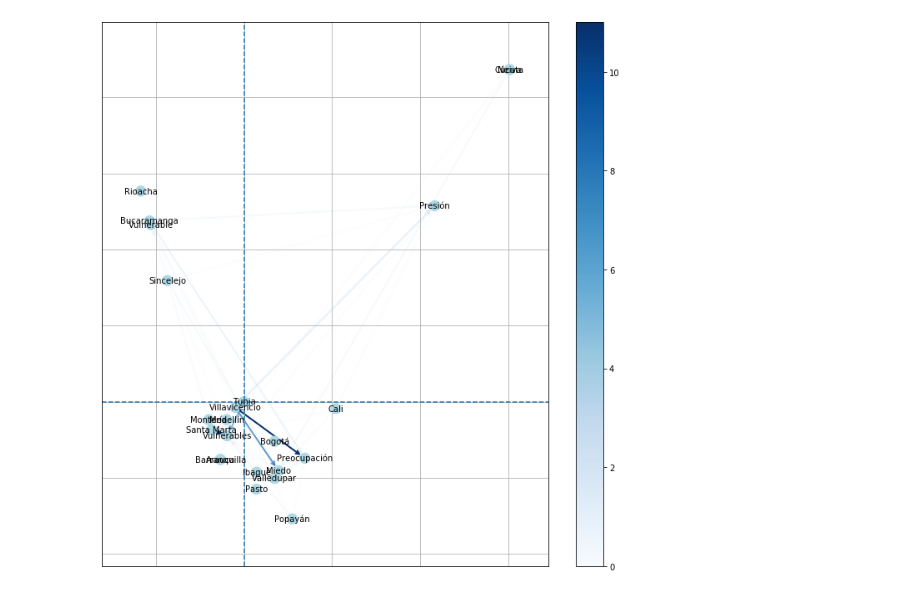
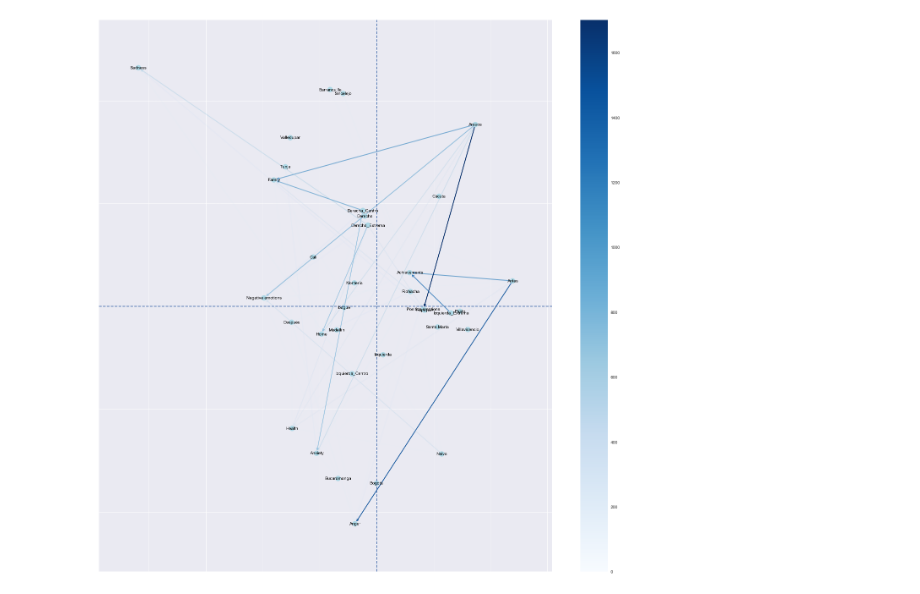
Before and after one commit to Yagwar/observatorio, a Jupyter notebook: Covid-alcs/grafos_py.ipynb, the cells around one changed output. Cells and saved outputs as stored; diff of their text form; code cells hidden in the pictures.

```diff
--- a/Covid-alcs/grafos_py.ipynb
+++ b/Covid-alcs/grafos_py.ipynb
@@ -23 +9,9 @@ dat_ansiedad
+# %%
+# tabl_lex_alcaldes=pd.read_csv("tabl_lex_alcaldes_categorias.csv", encoding="latin1", index_col=0)
+# tabl_lex_alcaldes=tabl_lex_alcaldes.groupby('Category').sum()
+tabl_lex_alcaldes=pd.read_csv("lex_cont_tbl_output_R.csv", encoding="UTF8", index_col=0)
+# %%
+edges_alcaldes=tabl_lex_alcaldes.stack().reset_index()
+edges_alcaldes.columns=["tw_para","tw_de","freq"]
+edges_alcaldes=edges_alcaldes[["tw_de","tw_para","freq"]]
 # %%
@@ -46,7 +40,7 @@ coord_nodes
 # %%
 g = nx.Graph()
 # %%
-for i, elrow in dat_ansiedad.iterrows():
+for i, elrow in edges_alcaldes.iterrows():
     g.add_edge(elrow[0], elrow[1], attr_dict=elrow[2:].to_dict())
 # %%
 print('# of edges: {}'.format(g.number_of_edges()))
@@ -59,7 +53,7 @@ for n_pos, n_node in coord_nodes.iterrows():
 #     print(n_pos,n_node[0],n_node[1])
     g.add_node(n_pos,pos=(n_node[0],n_node[1]))
 
-g.add_node("Tunja",pos=(0,0))#Tunja queda en el centro forzado porque no tenía valores de frecuencias en la tabla de contingencia léxica
+# g.add_node("Santa Marta",pos=(0,0))#Tunja queda en el centro forzado porque no tenía valores de frecuencias en la tabla de contingencia léxica
 # %%
 mca_pos=nx.get_node_attributes(g,'pos')
 # %%
@@ -77,41 +71,42 @@ plt.show()
 # %%
-mx_fr=max(dat_ansiedad.freq)
+mx_fr=max(edges_alcaldes.freq)
 
 
 G= nx.DiGraph()#nx.generators.directed.random_k_out_graph(10, 3, 0.5)
-for i, elrow in dat_ansiedad.iterrows():
+for i, elrow in edges_alcaldes.iterrows():
     G.add_edge(elrow[0], elrow[1])
 
 pos = mca_pos#nx.layout.spring_layout(G)
 
 node_sizes = [150 for i in range(len(G))]
 M = G.number_of_edges()
-edge_colors =[fr for fr in dat_ansiedad.freq]#range(2, M + 2)
-edge_alphas =[fr/mx_fr for fr in dat_ansiedad.freq]#[fr/mx_fr for fr in graph_df_filt.freq]#[(5 + i) / (M + 4) for i in range(M)]
+edge_colors =[fr for fr in edges_alcaldes.freq]#range(2, M + 2)
+edge_alphas =[fr/mx_fr for fr in edges_alcaldes.freq]#[fr/mx_fr for fr in graph_df_filt.freq]#[(5 + i) / (M + 4) for i in range(M)]
 
-plt.figure(figsize=(12, 12))
+# plt.figure(figsize=(12, 12))
+plt.figure(figsize=(24, 24))
 
 nodes = nx.draw_networkx_nodes(G, pos, node_size=node_sizes, node_color='lightblue')
 edges = nx.draw_networkx_edges(G, pos, node_size=node_sizes, arrowstyle='->',
                                arrowsize=10, edge_color=edge_colors,
                                edge_cmap=plt.cm.Blues, width=2)
 # set alpha value for each edge
 for i in range(M):
     edges[i].set_alpha(edge_alphas[i])
 
 nx.draw_networkx_labels(G, pos, font_size=10)
 
 pc = mpl.collections.PatchCollection(edges, cmap=plt.cm.Blues)
 pc.set_array(edge_colors)
 plt.colorbar(pc)
 
 ax = plt.scatter(coord_nodes.x_pos, coord_nodes.y_pos, alpha=0)
 ax = plt.gca()
 ax.axvline(ls="--")
 ax.axhline(ls="--")
 
 plt.grid(True)
 # ax.set_axis_off()
 plt.show()
 # %% [output]
-[figure, old version]
+[figure, new version]
```
Also changed, not shown: parts of 6 cells of this notebook.
